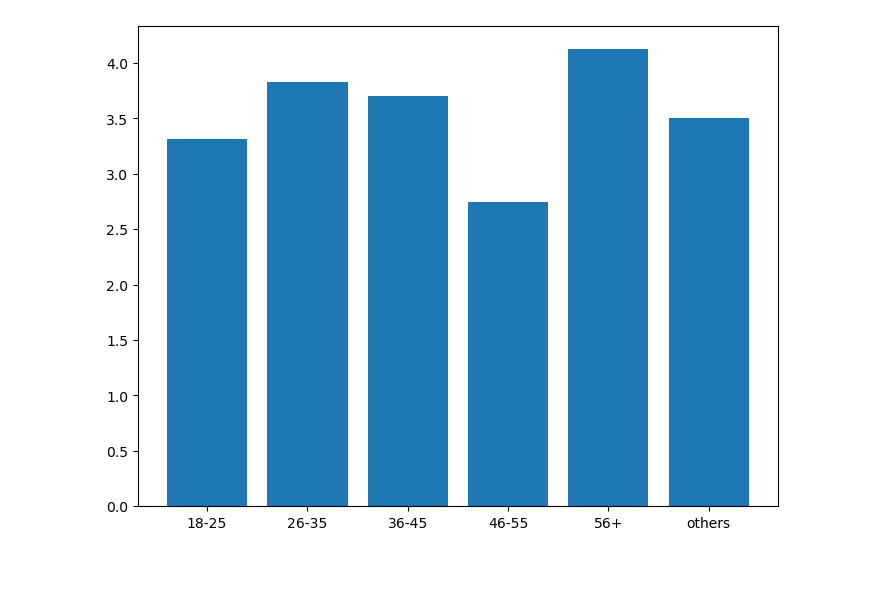
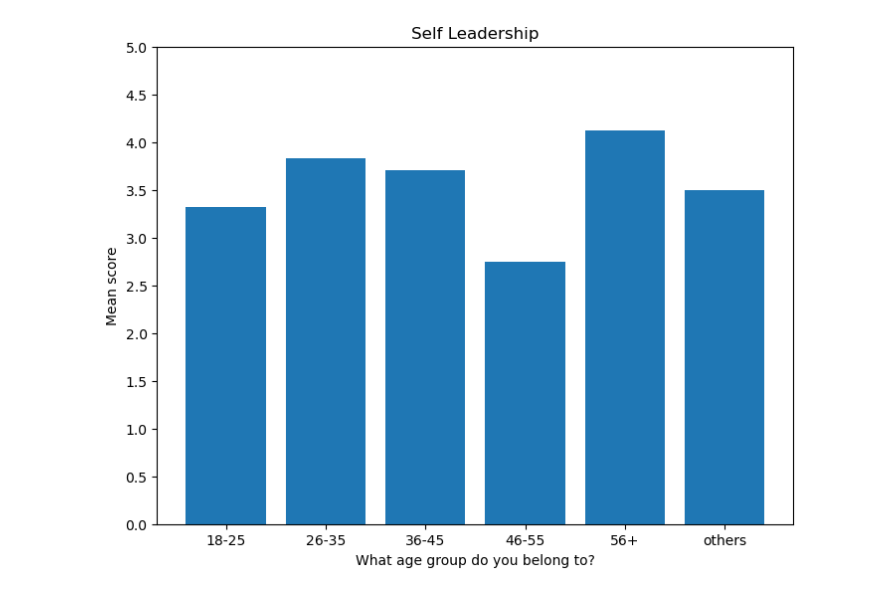
Before and after one commit to ragnarokatz/btm710_proposal_analysis, a Jupyter notebook: analysis.ipynb, the cells around one changed output. Cells and saved outputs as stored; diff of their text form; code cells hidden in the pictures; blank space fills up the shorter version.

Commit message:
complete analysis for self leadership section

```diff
--- a/analysis.ipynb
+++ b/analysis.ipynb
@@ -96,9 +85,18 @@ group_df.head(10)
+# %%
+group_dfs = [ leadership_df[[demographics_column_names[i], "mean"]].groupby(demographics_column_names[i]).mean() for i in range(len(demographics_column_names))]
 # %%
-fig = plt.figure()
-ax = fig.add_axes([0,0,1,1])
-x = group_df.index
-y = group_df["mean"]
-ax.bar(x, y)
-plt.show()
+def plot_bar_graph(df, title):
+    fig = plt.figure()
+    ax = fig.add_axes([0,0,1,1])
+    x = df.index
+    y = df["mean"]
+    ax.bar(x, y)
+    ax.set_title(title)
+    ax.set_ylabel("Mean score")
+    ax.set_xlabel(df.index.name)
+    ax.set_yticks(np.arange(0, 5.5, 0.5))
+    plt.show()
-# %% [output]
-[figure, removed]
+# %%
+plot_bar_graph(group_dfs[0], "Self Leadership")
+# %% [output]
+[figure, added]
```
Also changed, not shown: parts of 8 cells of this notebook.
